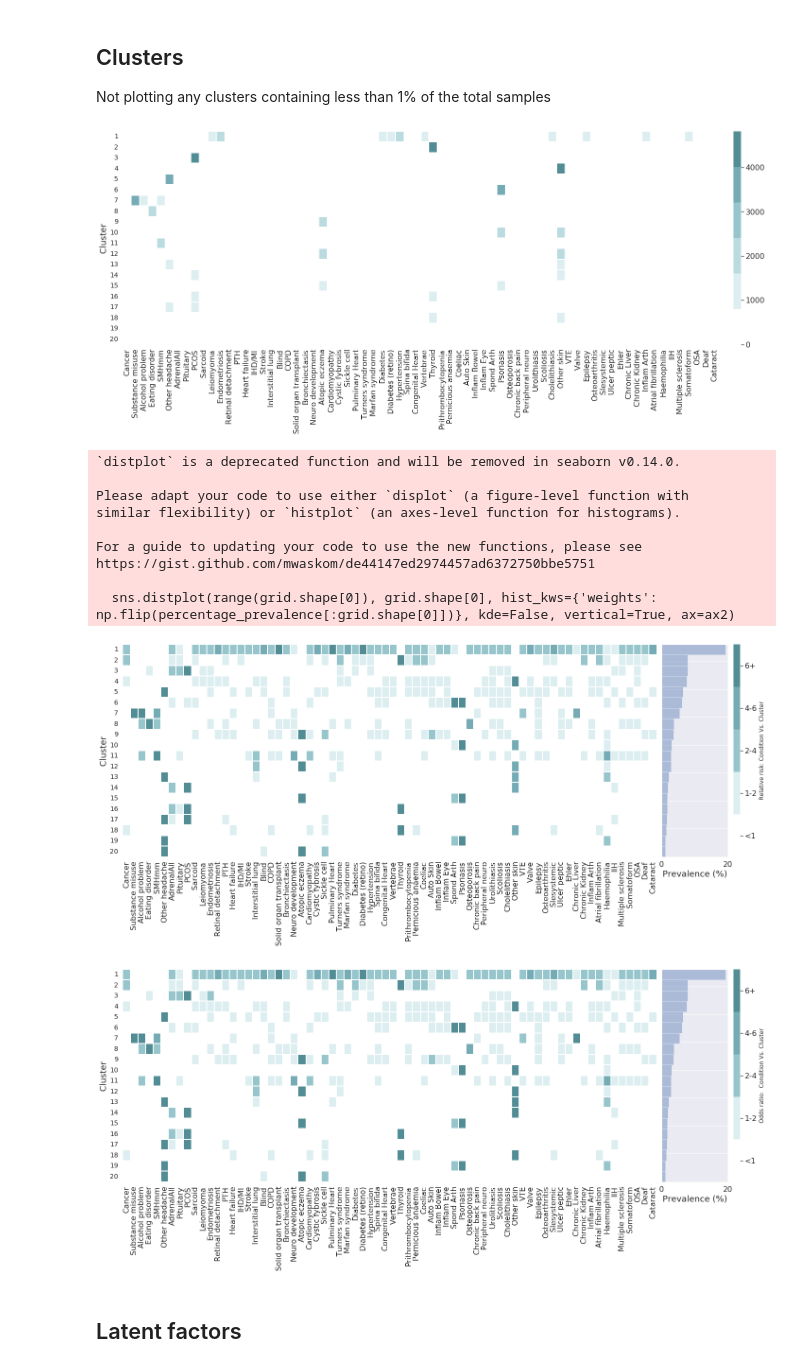
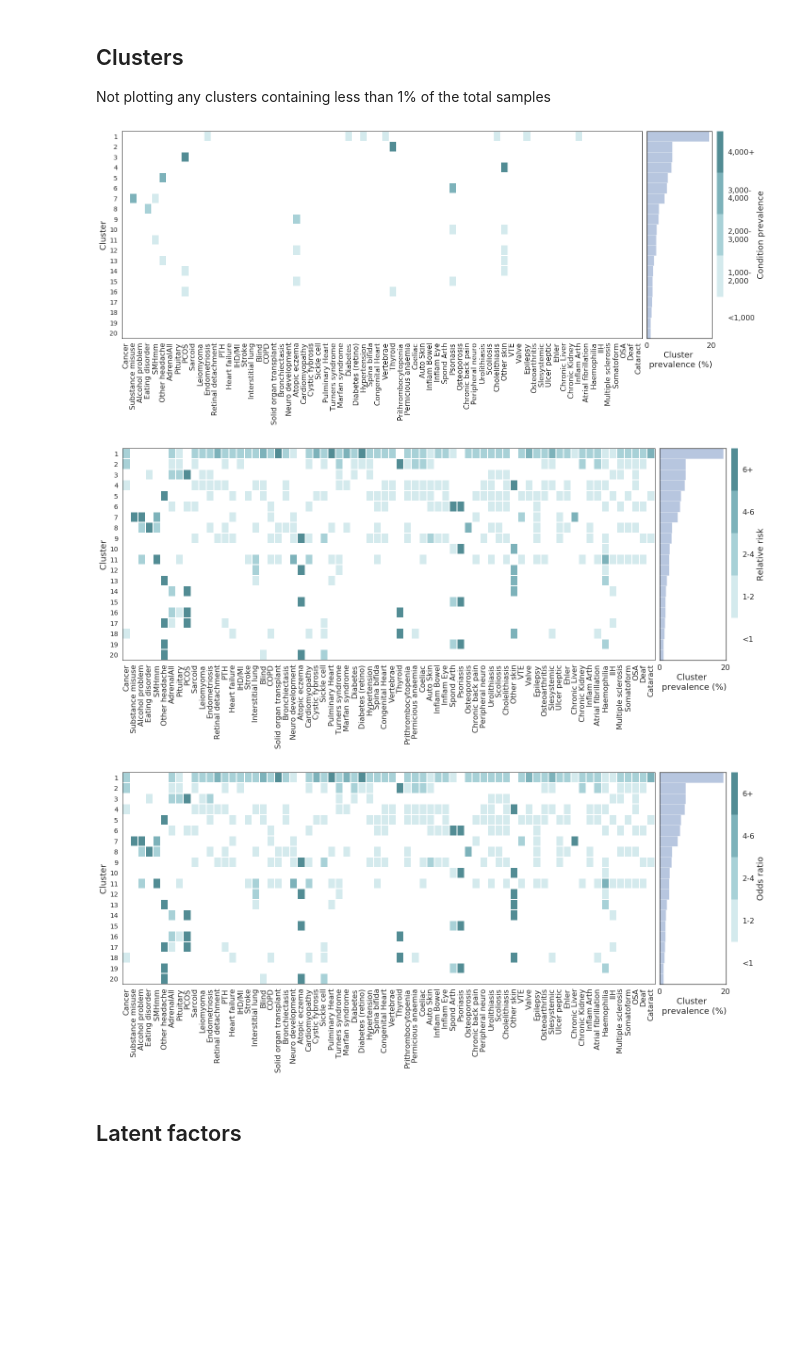
Before and after one commit to cwlgadd/mmVAE, a Jupyter notebook: scripts/comparison_SAIL/cprd_nations_70.ipynb, the cells around one changed output. Cells and saved outputs as stored; diff of their text form; code cells hidden in the pictures; blank space fills up the shorter version.

```diff
--- a/scripts/comparison_SAIL/cprd_nations_70.ipynb
+++ b/scripts/comparison_SAIL/cprd_nations_70.ipynb
@@ -175,42 +170,34 @@ Not plotting any clusters containing less than 1% of the total samples
 # %%
 cluster_labels = output_dict['cluster_labels']
 cluster_prevalence = output_dict['prevalence_clusters']
 cluster_RR = output_dict['RR_clusters']
 cluster_OR = output_dict['OR_clusters']
 cluster_counts = output_dict['count_clusters']
 
-
 # Prevalence
-cluster_grid(cluster_prevalence, cluster_names=cluster_labels, condition_names=diag_frame.columns.tolist(), counts=cluster_counts, perc_threshold=1,
-             save_path=f'{path_to_figs}ClusterPrevalence',
-             ylabel='Cluster'
-            )
+plot_grid(cluster_prevalence, cluster_names=cluster_labels, condition_names=diag_frame.columns.tolist(), counts=cluster_counts, perc_threshold=1,
+          save_path=f'{path_to_figs}ClusterPrevalence',
+          ylabel='Cluster',  cbar_label="Condition prevalence"
+          )
 
 
 # Relative risk
-relative_risk(cluster_RR, cluster_names=cluster_labels, condition_names=diag_frame.columns.tolist(), counts=cluster_counts, perc_threshold=1,
-              save_path=f'{path_to_figs}ClusterRelativeRisk',
-              ylabel='Cluster',  cbar_label="Relative risk: Condition Vs. Cluster"
-             )
+plot_grid(cluster_RR, cluster_names=cluster_labels, condition_names=diag_frame.columns.tolist(), counts=cluster_counts, perc_threshold=1,
+          save_path=f'{path_to_figs}ClusterRelativeRisk',
+          ylabel='Cluster',  cbar_label="Relative risk",
+          bins = [1, 2, 4, 6]
+          )
 
 # Odds ratio
-relative_risk(cluster_OR, cluster_names=cluster_labels, condition_names=diag_frame.columns.tolist(), counts=cluster_counts, perc_threshold=1,
-              save_path=f'{path_to_figs}ClusterOddsRatio',
-              ylabel='Cluster',  cbar_label="Odds ratio:  Condition Vs. Cluster"
-             )
+plot_grid(cluster_OR, cluster_names=cluster_labels, condition_names=diag_frame.columns.tolist(), counts=cluster_counts, perc_threshold=1,
+          save_path=f'{path_to_figs}ClusterOddsRatio',
+          ylabel='Cluster',  cbar_label="Odds ratio",
+          bins = [1, 2, 4, 6]
+          )
 # %% [output]
-[figure, old version]
+[figure, new version]
-`distplot` is a deprecated function and will be removed in seaborn v0.14.0.
-
-Please adapt your code to use either `displot` (a figure-level function with
-similar flexibility) or `histplot` (an axes-level function for histograms).
-
-For a guide to updating your code to use the new functions, please see
-https://gist.github.com/mwaskom/de44147ed2974457ad6372750bbe5751
-
-  sns.distplot(range(grid.shape[0]), grid.shape[0], hist_kws={'weights': np.flip(percentage_prevalence[:grid.shape[0]])}, kde=False, vertical=True, ax=ax2)
-[figure, old version]
+[figure, new version]
-[figure, old version]
+[figure, new version]
 # %% [markdown]
 ## Latent factors
 # %%
```
Also changed, not shown: parts of 3 cells of this notebook, 2 other files.
